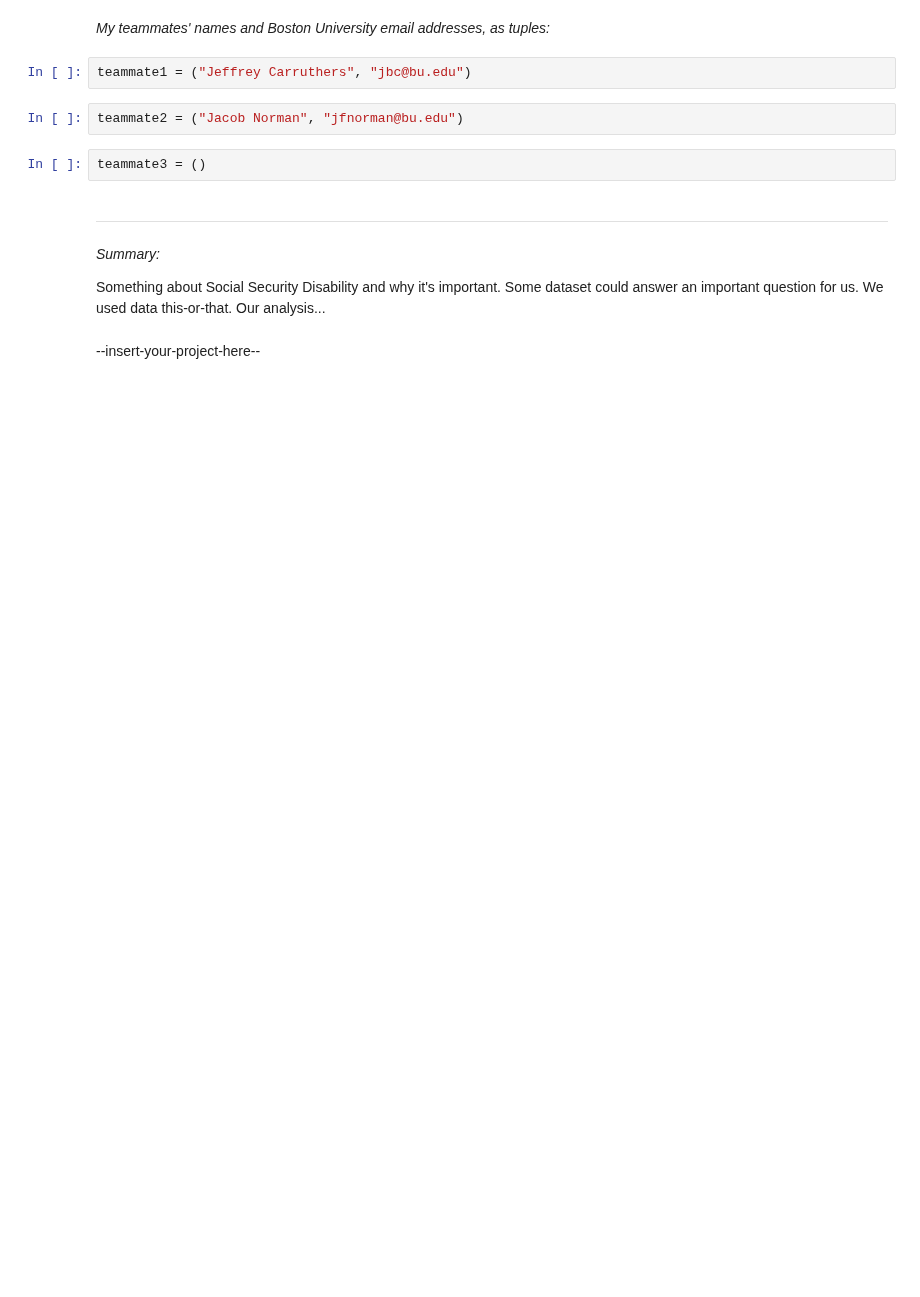
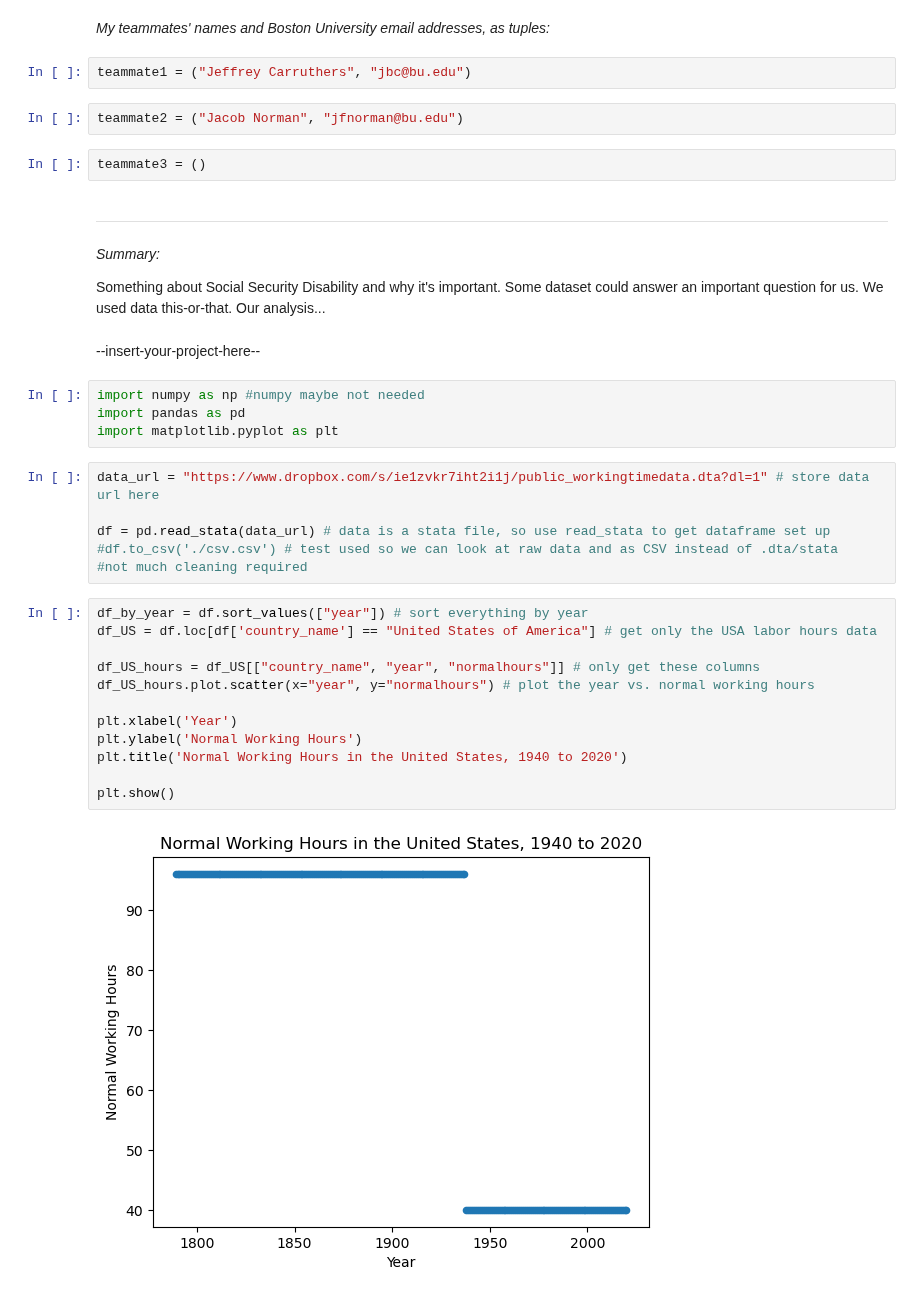
Before and after one commit to trevor-moss/ek121_finalProj, a Jupyter notebook: submission_format.ipynb, the cells around one changed output. Cells and saved outputs as stored; diff of their text form; blank space fills up the shorter version.

```diff
--- a/submission_format.ipynb
+++ b/submission_format.ipynb
@@ -31,3 +31,27 @@ teammate3 = ()
 Something about Social Security Disability and why it's important. Some dataset could answer an important question for us. We used data this-or-that. Our analysis...
 # %% [markdown]
 --insert-your-project-here--
+# %%
+import numpy as np #numpy maybe not needed
+import pandas as pd
+import matplotlib.pyplot as plt
+# %%
+data_url = "https://www.dropbox.com/s/ie1zvkr7iht2i1j/public_workingtimedata.dta?dl=1" # store data url here
+
+df = pd.read_stata(data_url) # data is a stata file, so use read_stata to get dataframe set up
+#df.to_csv('./csv.csv') # test used so we can look at raw data and as CSV instead of .dta/stata
+#not much cleaning required
+# %%
+df_by_year = df.sort_values(["year"]) # sort everything by year
+df_US = df.loc[df['country_name'] == "United States of America"] # get only the USA labor hours data
+
+df_US_hours = df_US[["country_name", "year", "normalhours"]] # only get these columns
+df_US_hours.plot.scatter(x="year", y="normalhours") # plot the year vs. normal working hours
+
+plt.xlabel('Year')
+plt.ylabel('Normal Working Hours')
+plt.title('Normal Working Hours in the United States, 1940 to 2020')
+
+plt.show()
+# %% [output]
+[figure, added]
```
Also changed, not shown: parts of 2 cells of this notebook, 4 other files.
